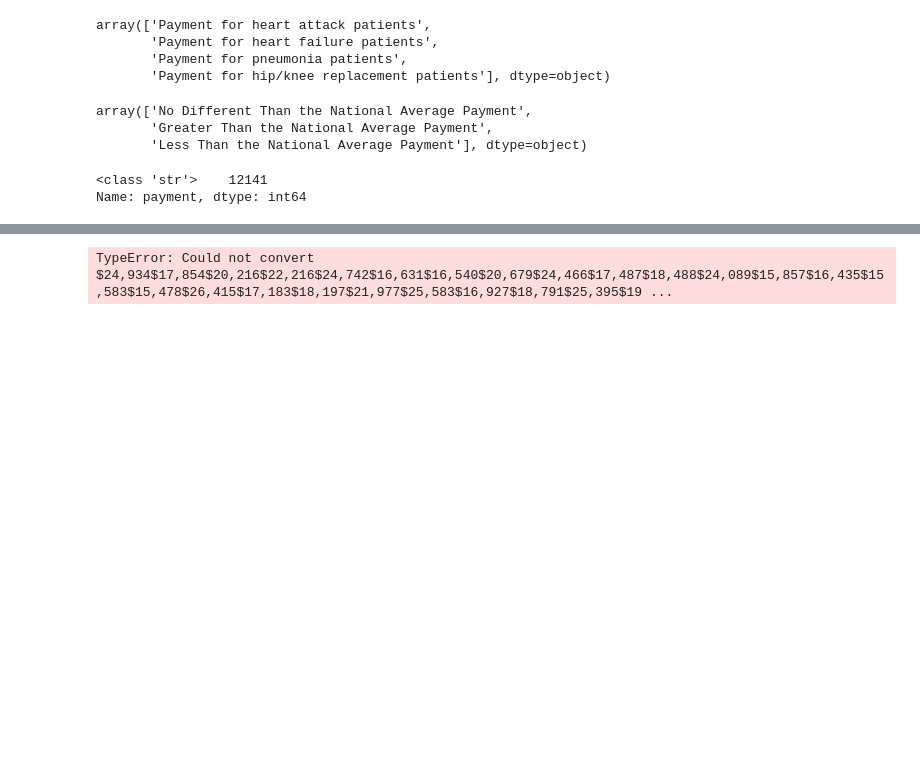
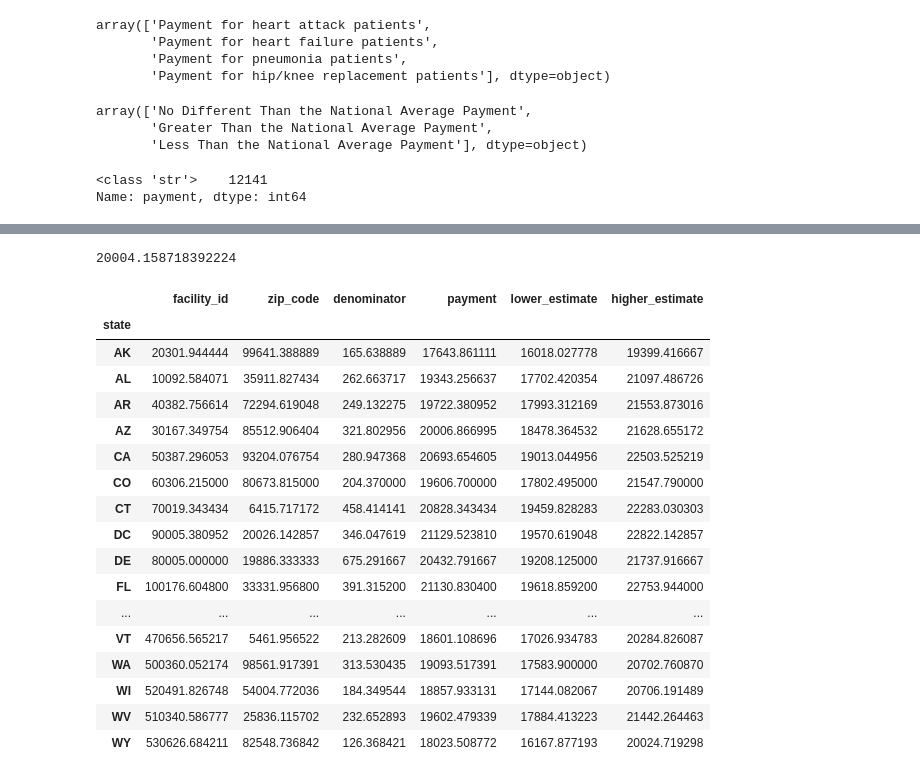
Before and after one commit to NoahGoldstein13/full_stack_data_analytics_project, a Jupyter notebook: Nadia/cleaning_data.ipynb, the cells around one changed output, grey strips where cells are left out. Drawn from its saved outputs; the diff is of its cells as text; code cells hidden in the pictures; blank space fills up the shorter version.

Commit message:
means

```diff
--- a/Nadia/cleaning_data.ipynb
+++ b/Nadia/cleaning_data.ipynb
@@ -146,5 +149,5 @@ no_nans_df.apply
 # %%
-cols = ['denominator', 'payment', 'lower_estimate', 'lower_estimate']
-no_nans_df[cols] = no_nans_df[cols].applymap(np.int64)
+cols = ['denominator', 'payment', 'lower_estimate', 'higher_estimate']
+no_nans_df[cols] = no_nans_df[cols].applymap(lambda x: x.replace('$', '').replace(',', '')).astype(float)
 no_nans_df.sample(5)
 # %% [output]
@@ -152,4 +165,25 @@ ValueError: invalid literal for int() with base 10: '$24,934'
 # %%
 no_nans_df.payment.mean()
 # %% [output]
-TypeError: Could not convert $24,934$17,854$20,216$22,216$24,742$16,631$16,540$20,679$24,466$17,487$18,488$24,089$15,857$16,435$15,583$15,478$26,415$17,183$18,197$21,977$25,583$16,927$18,791$25,395$19 ...
+20004.158718392224
+# %%
+no_nans_df.groupby('state').mean()
+# %% [output]
+|  | facility_id | zip_code | denominator | payment | lower_estimate | higher_estimate |
+| state |  |  |  |  |  |  |
+| AK | 20301.944444 | 99641.388889 | 165.638889 | 17643.861111 | 16018.027778 | 19399.416667 |
+| AL | 10092.584071 | 35911.827434 | 262.663717 | 19343.256637 | 17702.420354 | 21097.486726 |
+| AR | 40382.756614 | 72294.619048 | 249.132275 | 19722.380952 | 17993.312169 | 21553.873016 |
+| AZ | 30167.349754 | 85512.906404 | 321.802956 | 20006.866995 | 18478.364532 | 21628.655172 |
+| CA | 50387.296053 | 93204.076754 | 280.947368 | 20693.654605 | 19013.044956 | 22503.525219 |
+| CO | 60306.215000 | 80673.815000 | 204.370000 | 19606.700000 | 17802.495000 | 21547.790000 |
+| CT | 70019.343434 | 6415.717172 | 458.414141 | 20828.343434 | 19459.828283 | 22283.030303 |
+| DC | 90005.380952 | 20026.142857 | 346.047619 | 21129.523810 | 19570.619048 | 22822.142857 |
+| DE | 80005.000000 | 19886.333333 | 675.291667 | 20432.791667 | 19208.125000 | 21737.916667 |
+| FL | 100176.604800 | 33331.956800 | 391.315200 | 21130.830400 | 19618.859200 | 22753.944000 |
+| ... | ... | ... | ... | ... | ... | ... |
+| VT | 470656.565217 | 5461.956522 | 213.282609 | 18601.108696 | 17026.934783 | 20284.826087 |
+| WA | 500360.052174 | 98561.917391 | 313.530435 | 19093.517391 | 17583.900000 | 20702.760870 |
+| WI | 520491.826748 | 54004.772036 | 184.349544 | 18857.933131 | 17144.082067 | 20706.191489 |
+| WV | 510340.586777 | 25836.115702 | 232.652893 | 19602.479339 | 17884.413223 | 21442.264463 |
+| WY | 530626.684211 | 82548.736842 | 126.368421 | 18023.508772 | 16167.877193 | 20024.719298 |
```
Also changed, not shown: parts of 4 cells of this notebook.
